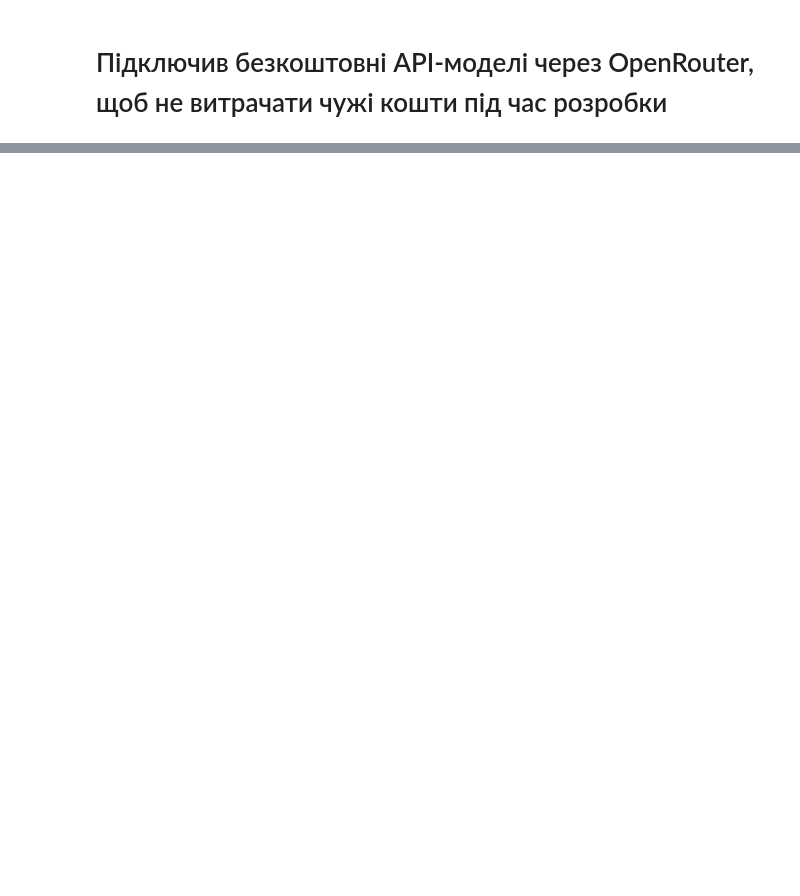
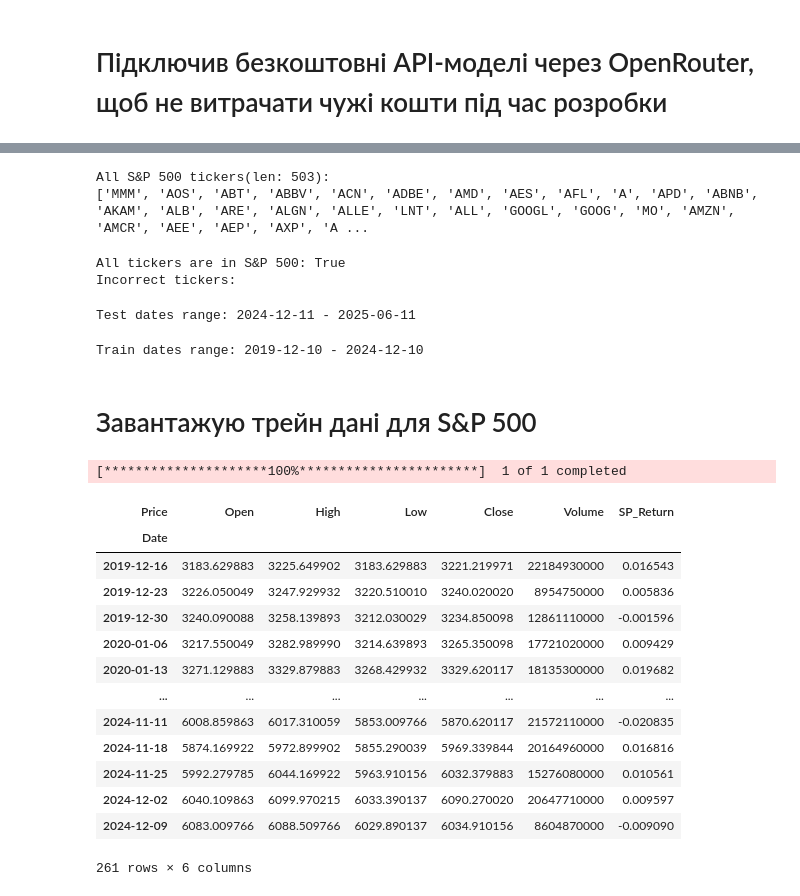
Before and after one commit to SerhiiDolhopolov/portfolio_optimization, a Jupyter notebook: main.ipynb, the cells around one changed output, grey strips where cells are left out. Cells and saved outputs as stored; diff of their text form; code cells hidden in the pictures; blank space fills up the shorter version.

Commit message:
load traindata

```diff
--- a/main.ipynb
+++ b/main.ipynb
@@ -114,0 +158,78 @@ tickers
+# %%
+tickers_sp500 = sp500_df['Symbol'].tolist()
+print(f"All S&P 500 tickers(len: {len(tickers_sp500)}): \n{tickers_sp500}")
+# %% [output]
+All S&P 500 tickers(len: 503):
+['MMM', 'AOS', 'ABT', 'ABBV', 'ACN', 'ADBE', 'AMD', 'AES', 'AFL', 'A', 'APD', 'ABNB', 'AKAM', 'ALB', 'ARE', 'ALGN', 'ALLE', 'LNT', 'ALL', 'GOOGL', 'GOOG', 'MO', 'AMZN', 'AMCR', 'AEE', 'AEP', 'AXP', 'A ...
+# %%
+is_correct_ticker = [
+    ticker in tickers_sp500 for ticker in tickers.keys()
+]
+
+print(f"All tickers are in S&P 500: {all(is_correct_ticker)}")
+print("Incorrect tickers:\n"
+      + "\n".join([
+        ticker
+        for ticker
+        in tickers.keys()
+        if ticker not in tickers_sp500
+        ]
+      )
+)
+# %% [output]
+All tickers are in S&P 500: True
+Incorrect tickers:
+# %%
+test_enddate = datetime.today()
+test_startdate = test_enddate - relativedelta(months=6)
+print("Test dates range:",
+      datetime.strftime(test_startdate, "%Y-%m-%d"),
+      "-",
+      datetime.strftime(test_enddate, "%Y-%m-%d")
+)
+# %% [output]
+Test dates range: 2024-12-11 - 2025-06-11
+# %%
+train_enddate = test_startdate - timedelta(days=1)
+train_startdate = train_enddate - relativedelta(years=5)
+print("Train dates range:",
+      datetime.strftime(train_startdate, "%Y-%m-%d"),
+      "-",
+      datetime.strftime(train_enddate, "%Y-%m-%d")
+)
+# %% [output]
+Train dates range: 2019-12-10 - 2024-12-10
+# %%
+sp500_ticker = "^GSPC"
+# %% [markdown]
+# Завантажую трейн дані для S&P 500
+# %%
+sp500_train_df = yf.download(
+    sp500_ticker,
+    start=train_startdate,
+    end=train_enddate,
+    group_by='ticker',
+    interval='1wk'
+)[sp500_ticker]
+sp500_train_df.reset_index(inplace=True)
+sp500_train_df['Date'] = sp500_train_df['Date'].dt.strftime('%Y-%m-%d')
+sp500_train_df.set_index('Date', inplace=True)
+sp500_train_df['SP_Return'] = sp500_train_df['Close'].pct_change()
+sp500_train_df.dropna(subset=['SP_Return'] ,inplace=True)
+sp500_train_df
+# %% [output]
+[*********************100%***********************]  1 of 1 completed
+| Price | Open | High | Low | Close | Volume | SP_Return |
+| Date |  |  |  |  |  |  |
+| 2019-12-16 | 3183.629883 | 3225.649902 | 3183.629883 | 3221.219971 | 22184930000 | 0.016543 |
+| 2019-12-23 | 3226.050049 | 3247.929932 | 3220.510010 | 3240.020020 | 8954750000 | 0.005836 |
+| 2019-12-30 | 3240.090088 | 3258.139893 | 3212.030029 | 3234.850098 | 12861110000 | -0.001596 |
+| 2020-01-06 | 3217.550049 | 3282.989990 | 3214.639893 | 3265.350098 | 17721020000 | 0.009429 |
+| 2020-01-13 | 3271.129883 | 3329.879883 | 3268.429932 | 3329.620117 | 18135300000 | 0.019682 |
+| ... | ... | ... | ... | ... | ... | ... |
+| 2024-11-11 | 6008.859863 | 6017.310059 | 5853.009766 | 5870.620117 | 21572110000 | -0.020835 |
+| 2024-11-18 | 5874.169922 | 5972.899902 | 5855.290039 | 5969.339844 | 20164960000 | 0.016816 |
+| 2024-11-25 | 5992.279785 | 6044.169922 | 5963.910156 | 6032.379883 | 15276080000 | 0.010561 |
+| 2024-12-02 | 6040.109863 | 6099.970215 | 6033.390137 | 6090.270020 | 20647710000 | 0.009597 |
+| 2024-12-09 | 6083.009766 | 6088.509766 | 6029.890137 | 6034.910156 | 8604870000 | -0.009090 |
+261 rows × 6 columns
```
Also changed, not shown: parts of 18 cells of this notebook, 2 other files.
